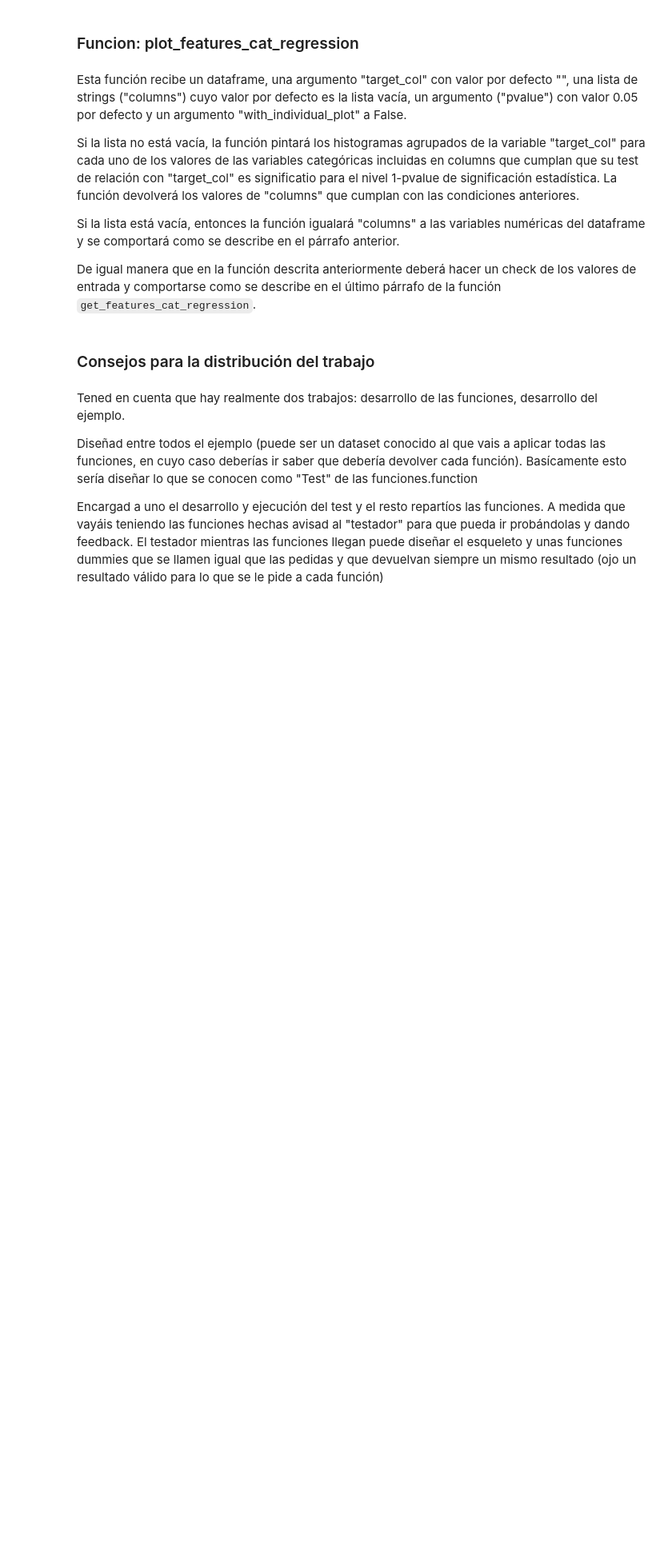
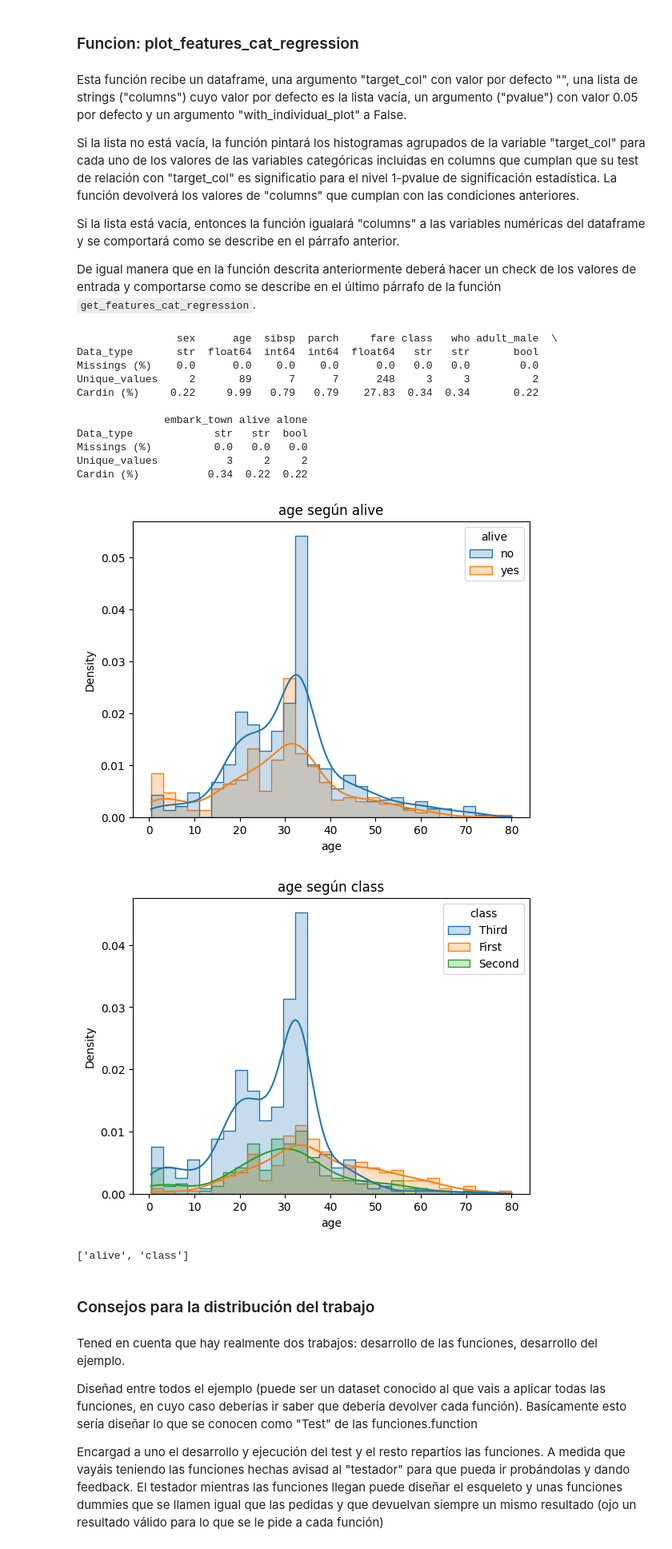
Before and after one commit to alejandroarbide/TC_Toolbox_T10, a Jupyter notebook: Team_Challenge_ToolBox.ipynb, the cells around one changed output. Shown at 80% size. Saved outputs shown, nothing was run; the diff lists cells and outputs as text; code cells hidden in the pictures; blank space fills up the shorter version.

```diff
--- a/Team_Challenge_ToolBox.ipynb
+++ b/Team_Challenge_ToolBox.ipynb
@@ -443,3 +663,20 @@ De igual manera que en la función descrita anteriormente deberá hacer un check
+# %%
+plot_features_cat_regression(df_titanic, target_col="age", columns=["alive", "class"], pvalue=0.05, with_individual_plot=False)
+# %% [output]
+                sex      age  sibsp  parch     fare class   who adult_male  \
+Data_type       str  float64  int64  int64  float64   str   str       bool
+Missings (%)    0.0      0.0    0.0    0.0      0.0   0.0   0.0        0.0
+Unique_values     2       89      7      7      248     3     3          2
+Cardin (%)     0.22     9.99   0.79   0.79    27.83  0.34  0.34       0.22
+
+              embark_town alive alone
+Data_type             str   str  bool
+Missings (%)          0.0   0.0   0.0
+Unique_values           3     2     2
+Cardin (%)           0.34  0.22  0.22
+[figure, added]
+[figure, added]
+['alive', 'class']
 # %% [markdown]
 ### Consejos para la distribución del trabajo
 # %% [markdown]
```
Also changed, not shown: parts of 6 cells of this notebook.
